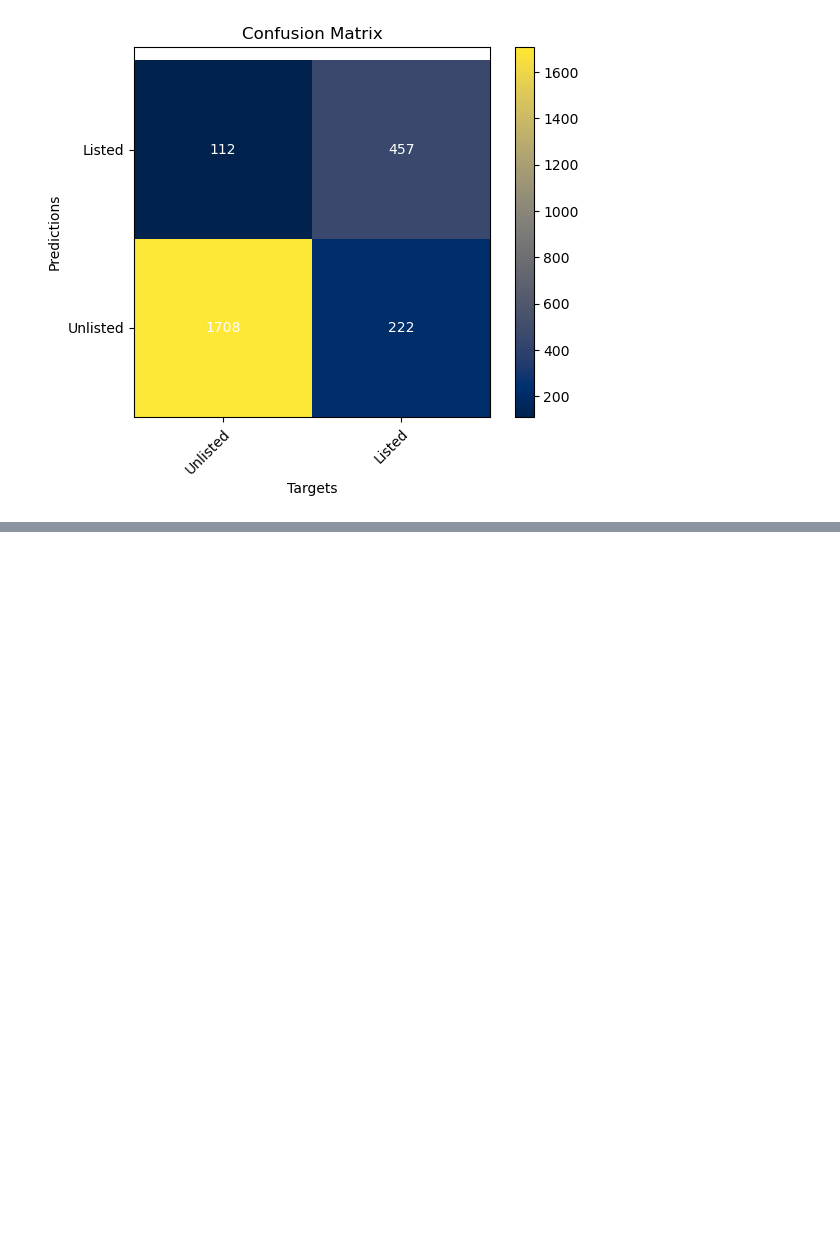
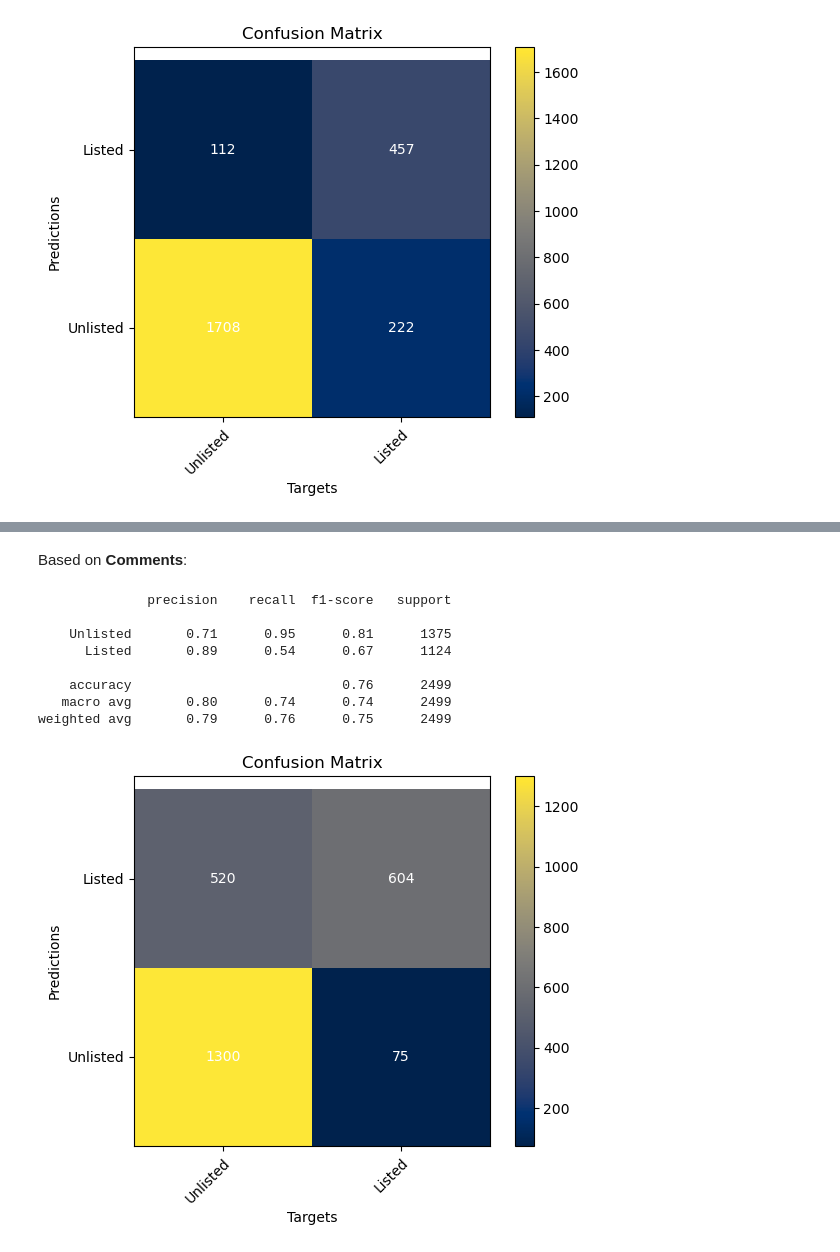
Before and after one commit to iryna-savchuk/TM_project, a Jupyter notebook: NLP_17_catia.ipynb, the cells around one changed output, grey strips where cells are left out. Drawn from its saved outputs; the diff is of its cells as text; code cells hidden in the pictures; blank space fills up the shorter version.

```diff
--- a/NLP_17_catia.ipynb
+++ b/NLP_17_catia.ipynb
@@ -1708,0 +1767,22 @@ weighted avg       0.89      0.89      0.89      2499
+# %% [markdown]
+Based on **Comments**:
+# %%
+model_nb.fit(X_train_2_bow_array,y_train)
+
+# Prediction
+y_pred_nb = model_nb.predict(X_val_2_bow_array)
+
+# Evaluation
+print(classification_report(y_pred_nb, y_val, target_names = labels.keys()))
+
+plot_cm(confusion_matrix(y_pred_nb, y_val), labels.keys())
+# %% [output]
+              precision    recall  f1-score   support
+
+    Unlisted       0.71      0.95      0.81      1375
+      Listed       0.89      0.54      0.67      1124
+
+    accuracy                           0.76      2499
+   macro avg       0.80      0.74      0.74      2499
+weighted avg       0.79      0.76      0.75      2499
+[figure, added]
```
Also changed, not shown: parts of 78 cells of this notebook.
